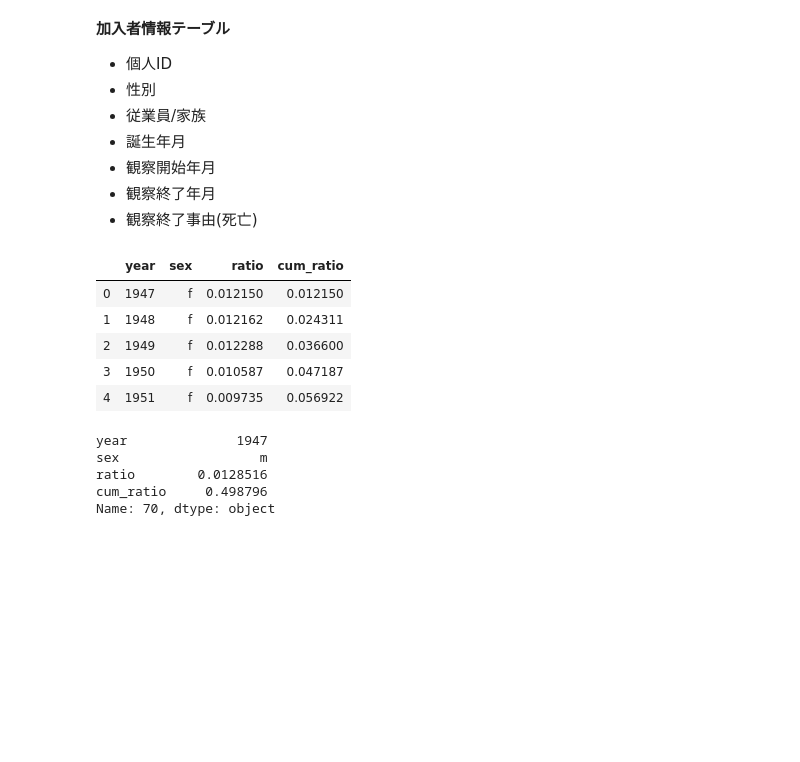
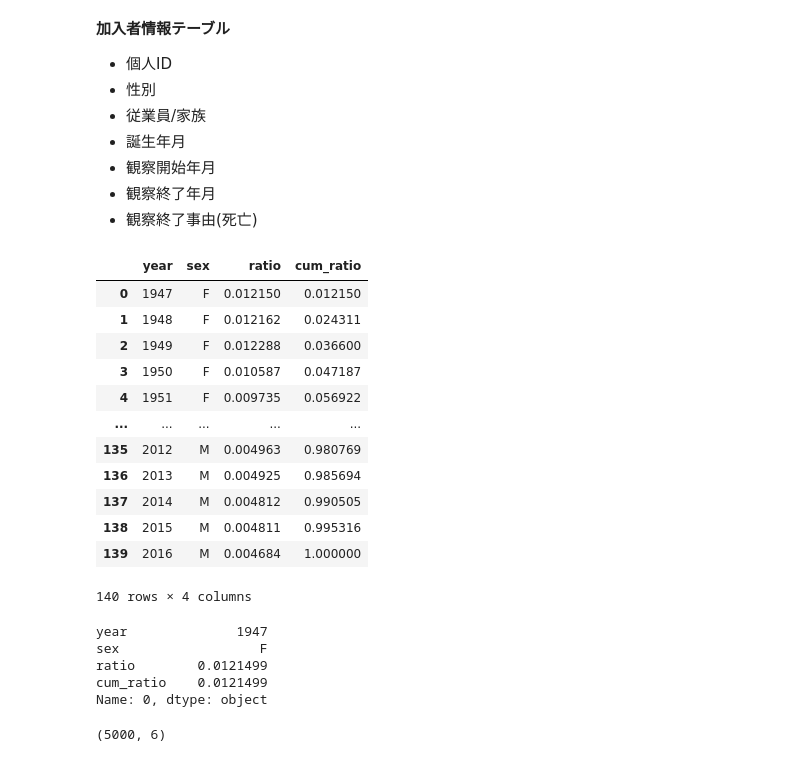
Before and after one commit to nkimoto/medical-statistics, a Jupyter notebook: section1/Section1-2.ipynb, the cells around one changed output. Drawn from its saved outputs; the diff is of its cells as text; code cells hidden in the pictures; blank space fills up the shorter version.

```diff
--- a/section1/Section1-2.ipynb
+++ b/section1/Section1-2.ipynb
@@ -55,16 +42,23 @@ def t_to_ym(t):
     # zfill(2) でパディングする。
     return str(y) + '/' + str(m).zfill(2)
 # %%
-df_birth = pd.read_csv('./ipss_birth.csv')
+df_birth = pd.read_csv('./public_stats/processed/ipss_birth.csv')
 # %%
-df_birth.head()
+df_birth
 # %% [output]
 |  | year | sex | ratio | cum_ratio |
-| 0 | 1947 | f | 0.012150 | 0.012150 |
-| 1 | 1948 | f | 0.012162 | 0.024311 |
-| 2 | 1949 | f | 0.012288 | 0.036600 |
-| 3 | 1950 | f | 0.010587 | 0.047187 |
-| 4 | 1951 | f | 0.009735 | 0.056922 |
+| 0 | 1947 | F | 0.012150 | 0.012150 |
+| 1 | 1948 | F | 0.012162 | 0.024311 |
+| 2 | 1949 | F | 0.012288 | 0.036600 |
+| 3 | 1950 | F | 0.010587 | 0.047187 |
+| 4 | 1951 | F | 0.009735 | 0.056922 |
+| ... | ... | ... | ... | ... |
+| 135 | 2012 | M | 0.004963 | 0.980769 |
+| 136 | 2013 | M | 0.004925 | 0.985694 |
+| 137 | 2014 | M | 0.004812 | 0.990505 |
+| 138 | 2015 | M | 0.004811 | 0.995316 |
+| 139 | 2016 | M | 0.004684 | 1.000000 |
+140 rows × 4 columns
 # %%
 start_study_t = 2010 # 分析開始時点 (2010年1月)
 end_study_t = 2019.999 # 分析終了時点 (2019年12月)
@@ -77,8 +71,8 @@ family_ratio = 0.3 # 全体の内、扶養家族の占める割合
  df_birth[df_birth["cum_ratio"] > np.random.rand()].iloc[0]
 # %% [output]
 year              1947
-sex                  m
-ratio        0.0128516
-cum_ratio     0.498796
-Name: 70, dtype: object
+sex                  F
+ratio        0.0121499
+cum_ratio    0.0121499
+Name: 0, dtype: object
 # %%
@@ -127 +128,5 @@ df_info = df_info.reset_index()
 del df_info['index']
+# %%
+df_info.shape
+# %% [output]
+(5000, 6)
```
Also changed, not shown: parts of 40 cells of this notebook, 4 other files.
